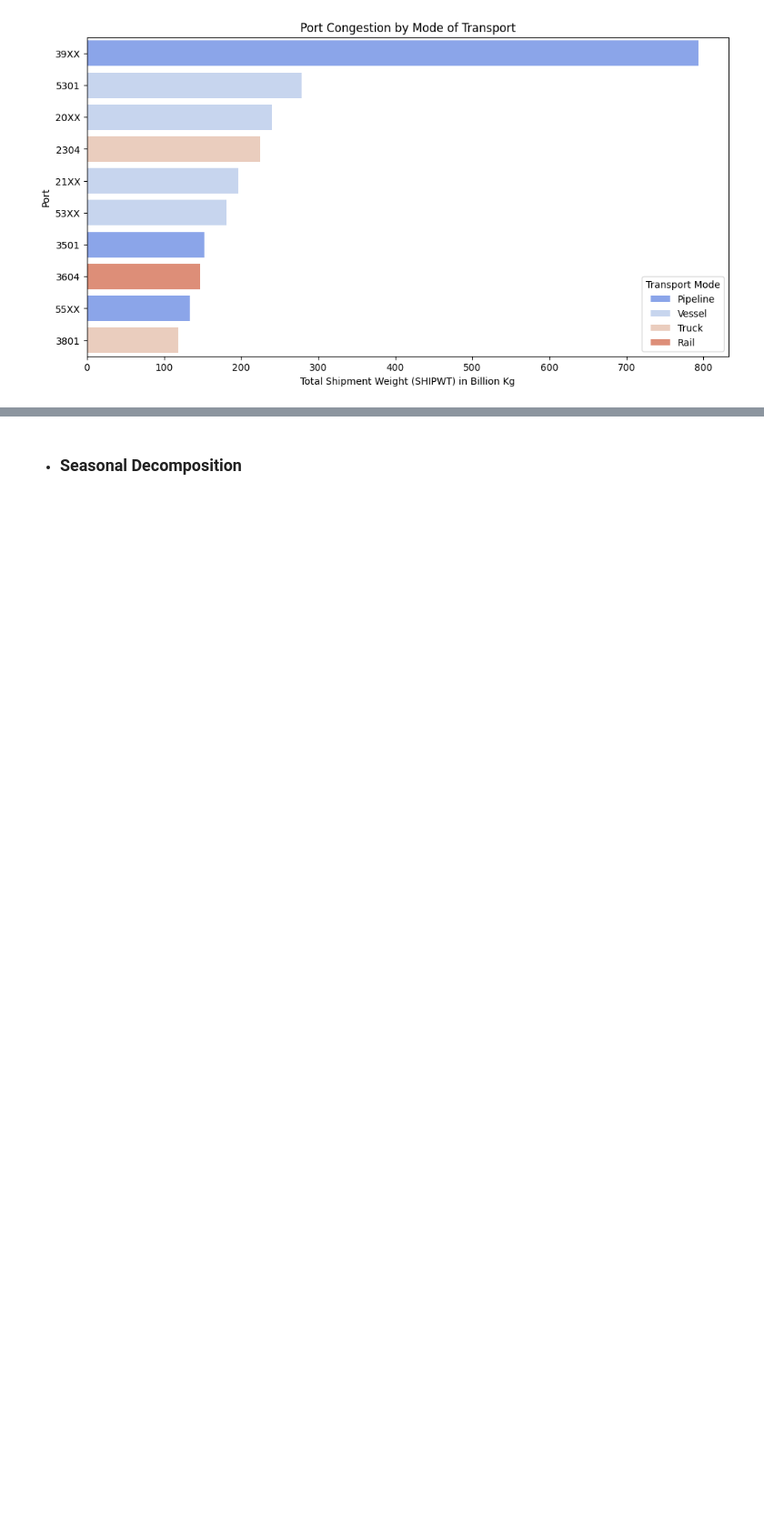
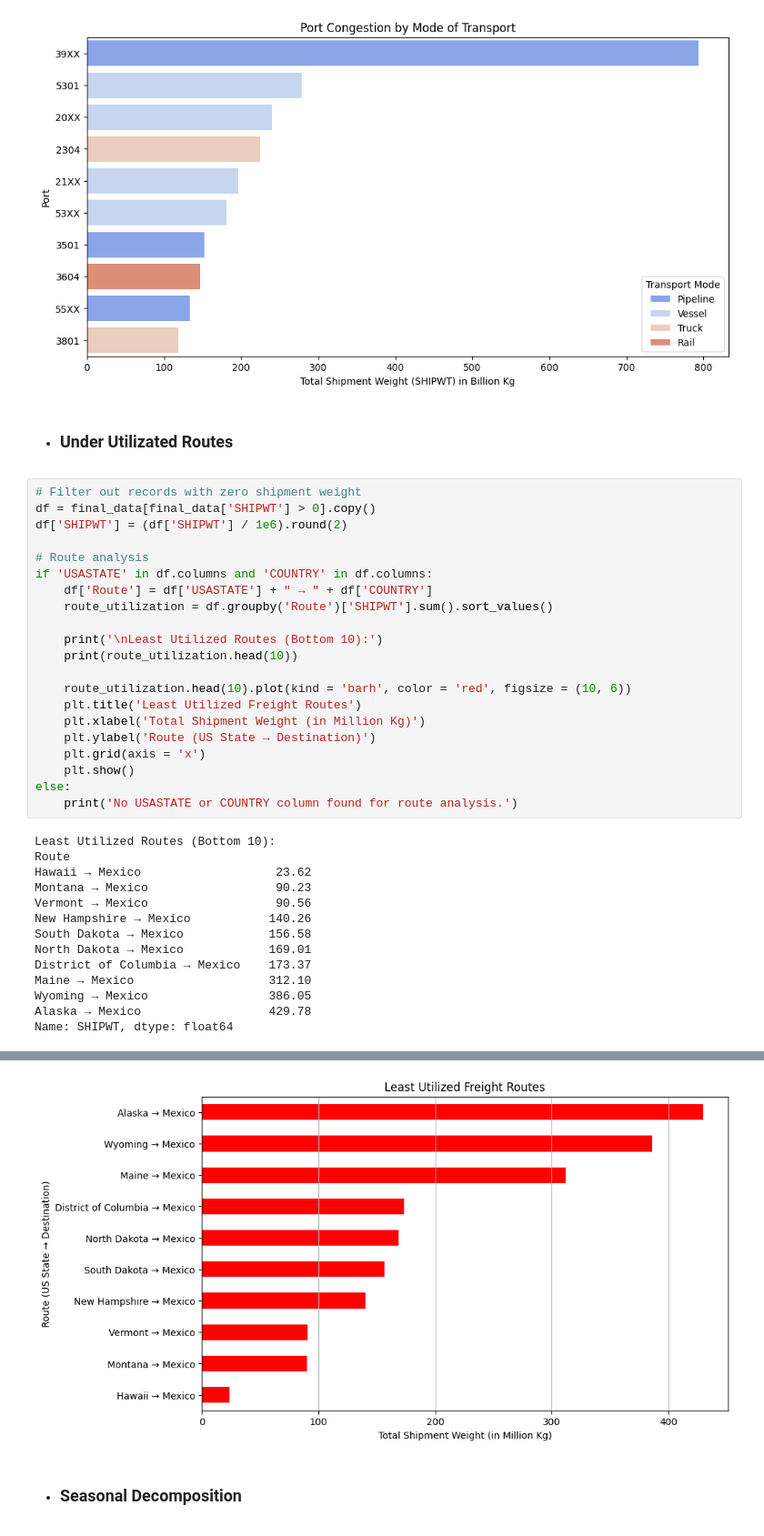
Before and after one commit to matth-adenyo/TransBorder_Freight_Data_Analysis, a Jupyter notebook: Trans-Border Freight Analysis.ipynb, the cells around one changed output, grey strips where cells are left out. Shown at 91% size. Saved outputs shown, nothing was run; the diff lists cells and outputs as text; blank space fills up the shorter version.

```diff
--- a/Trans-Border Freight Analysis.ipynb
+++ b/Trans-Border Freight Analysis.ipynb
@@ -1547,3 +1620,40 @@ plt.show()
 [interactive output not drawn]
 [interactive output not drawn]
 [figure]
+# %% [markdown]
+- ### Under Utilizated Routes
+# %%
+# Filter out records with zero shipment weight
+df = final_data[final_data['SHIPWT'] > 0].copy()
+df['SHIPWT'] = (df['SHIPWT'] / 1e6).round(2)
+
+# Route analysis
+if 'USASTATE' in df.columns and 'COUNTRY' in df.columns:
+    df['Route'] = df['USASTATE'] + " → " + df['COUNTRY']
+    route_utilization = df.groupby('Route')['SHIPWT'].sum().sort_values()
+
+    print('\nLeast Utilized Routes (Bottom 10):')
+    print(route_utilization.head(10))
+
+    route_utilization.head(10).plot(kind = 'barh', color = 'red', figsize = (10, 6))
+    plt.title('Least Utilized Freight Routes')
+    plt.xlabel('Total Shipment Weight (in Million Kg)')
+    plt.ylabel('Route (US State → Destination)')
+    plt.grid(axis = 'x')
+    plt.show()
+else:
+    print('No USASTATE or COUNTRY column found for route analysis.')
+# %% [output]
+Least Utilized Routes (Bottom 10):
+Route
+Hawaii → Mexico                   23.62
+Montana → Mexico                  90.23
+Vermont → Mexico                  90.56
+New Hampshire → Mexico           140.26
+South Dakota → Mexico            156.58
+North Dakota → Mexico            169.01
+District of Columbia → Mexico    173.37
+Maine → Mexico                   312.10
+Wyoming → Mexico                 386.05
+Alaska → Mexico                  429.78
+Name: SHIPWT, dtype: float64
@@ -1550,3 +1665,4 @@ plt.show()
+[figure, added]
 # %% [markdown]
 - ### Seasonal Decomposition
 # %%
```
Also changed, not shown: parts of 12 cells of this notebook.
